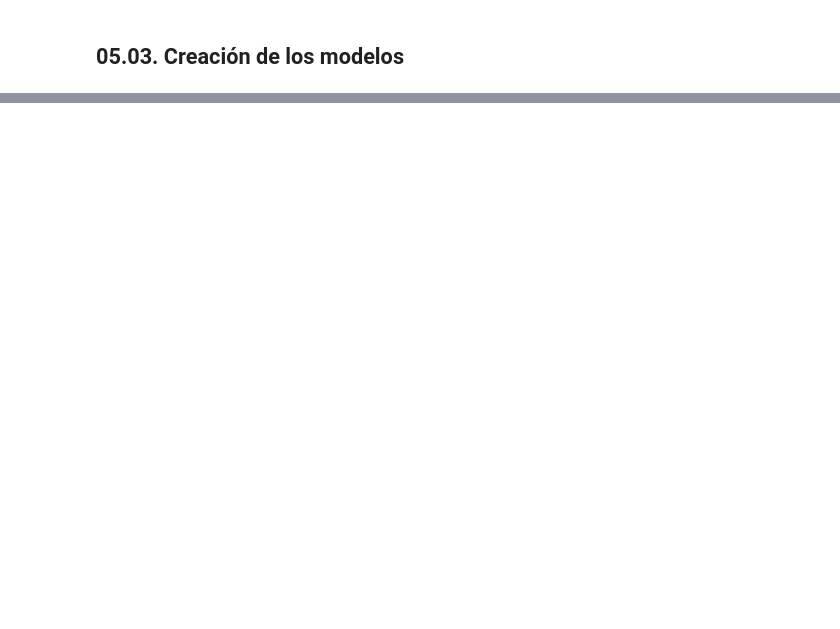
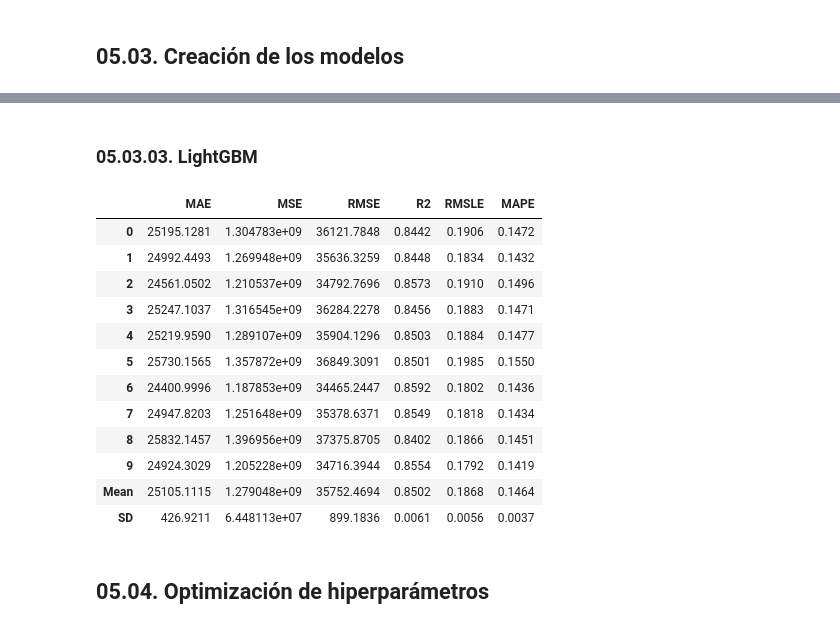
Before and after one commit to alexandergribenchenko/Acamica_P_04_Pycaret_Exploration_Project, a Jupyter notebook: Acamica_PY_04.ipynb, the cells around one changed output, grey strips where cells are left out. Drawn from its saved outputs; the diff is of its cells as text; code cells hidden in the pictures; blank space fills up the shorter version.

```diff
--- a/Acamica_PY_04.ipynb
+++ b/Acamica_PY_04.ipynb
@@ -194,0 +308,20 @@ xgboost.sklearn.XGBRegressor
+# %% [markdown]
+### **05.03.03. LightGBM**
+# %%
+model_lightgbm = create_model(best[4])
+# %% [output]
+|  | MAE | MSE | RMSE | R2 | RMSLE | MAPE |
+| 0 | 25195.1281 | 1.304783e+09 | 36121.7848 | 0.8442 | 0.1906 | 0.1472 |
+| 1 | 24992.4493 | 1.269948e+09 | 35636.3259 | 0.8448 | 0.1834 | 0.1432 |
+| 2 | 24561.0502 | 1.210537e+09 | 34792.7696 | 0.8573 | 0.1910 | 0.1496 |
+| 3 | 25247.1037 | 1.316545e+09 | 36284.2278 | 0.8456 | 0.1883 | 0.1471 |
+| 4 | 25219.9590 | 1.289107e+09 | 35904.1296 | 0.8503 | 0.1884 | 0.1477 |
+| 5 | 25730.1565 | 1.357872e+09 | 36849.3091 | 0.8501 | 0.1985 | 0.1550 |
+| 6 | 24400.9996 | 1.187853e+09 | 34465.2447 | 0.8592 | 0.1802 | 0.1436 |
+| 7 | 24947.8203 | 1.251648e+09 | 35378.6371 | 0.8549 | 0.1818 | 0.1434 |
+| 8 | 25832.1457 | 1.396956e+09 | 37375.8705 | 0.8402 | 0.1866 | 0.1451 |
+| 9 | 24924.3029 | 1.205228e+09 | 34716.3944 | 0.8554 | 0.1792 | 0.1419 |
+| Mean | 25105.1115 | 1.279048e+09 | 35752.4694 | 0.8502 | 0.1868 | 0.1464 |
+| SD | 426.9211 | 6.448113e+07 | 899.1836 | 0.0061 | 0.0056 | 0.0037 |
+# %% [markdown]
+## **05.04. Optimización de hiperparámetros**
```
Also changed, not shown: parts of 14 cells of this notebook.
